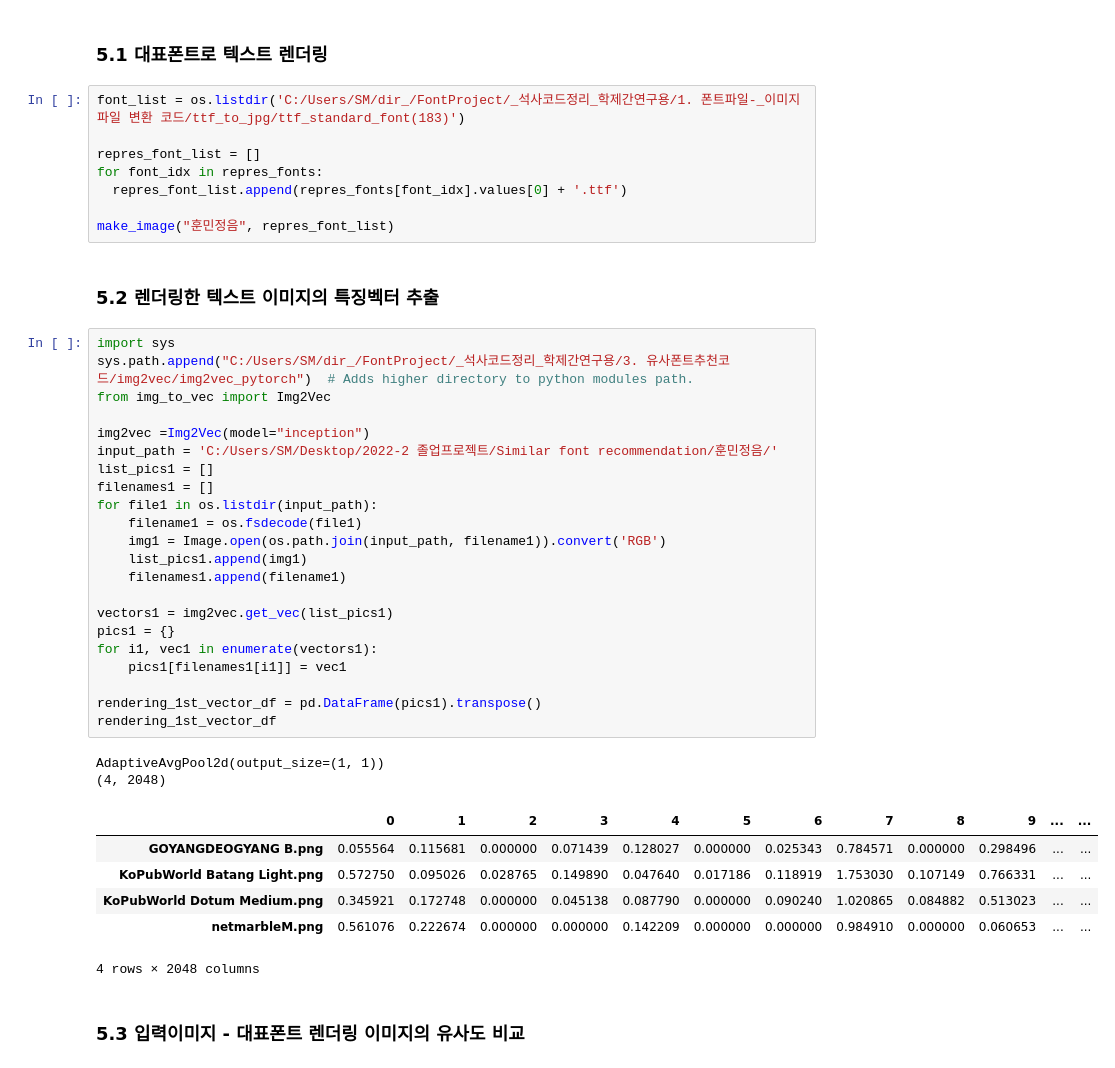
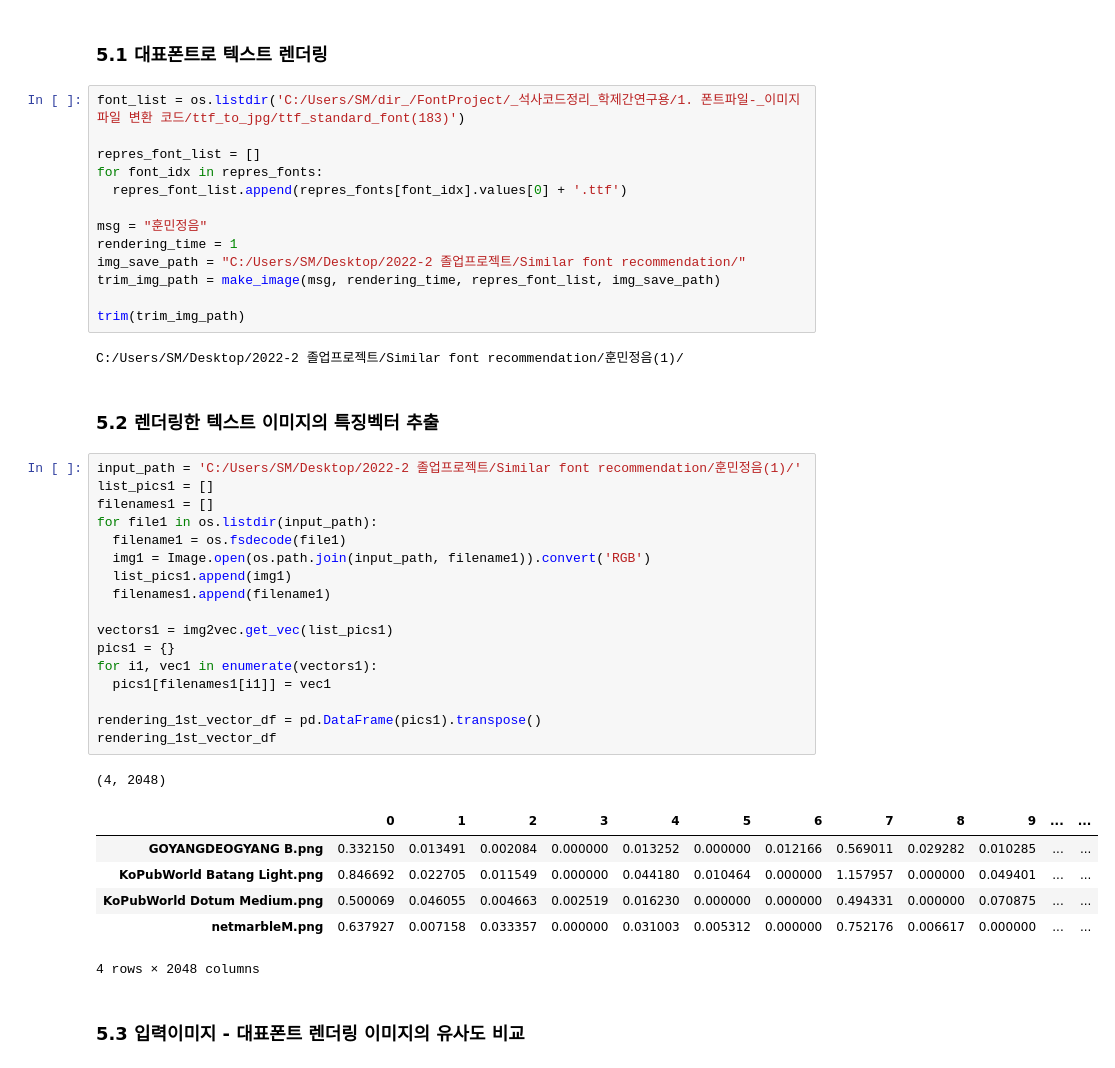
Before and after one commit to Similar-Font-Recommendation/similar-font-recommendation-deeplearning, a Jupyter notebook: Similar font recommendation/font recommendation.ipynb, the cells around one changed output. Saved outputs shown, nothing was run; the diff lists cells and outputs as text.

```diff
--- a/Similar font recommendation/font recommendation.ipynb
+++ b/Similar font recommendation/font recommendation.ipynb
@@ -98,39 +131,40 @@ repres_font_list = []
 for font_idx in repres_fonts:
   repres_font_list.append(repres_fonts[font_idx].values[0] + '.ttf')
 
-make_image("훈민정음", repres_font_list)
+msg = "훈민정음"
+rendering_time = 1
+img_save_path = "C:/Users/SM/Desktop/2022-2 졸업프로젝트/Similar font recommendation/"
+trim_img_path = make_image(msg, rendering_time, repres_font_list, img_save_path)
+
+trim(trim_img_path)
+# %% [output]
+C:/Users/SM/Desktop/2022-2 졸업프로젝트/Similar font recommendation/훈민정음(1)/
 # %% [markdown]
 ### 5.2 렌더링한 텍스트 이미지의 특징벡터 추출
 # %%
-import sys
-sys.path.append("C:/Users/SM/dir_/FontProject/_석사코드정리_학제간연구용/3. 유사폰트추천코드/img2vec/img2vec_pytorch")  # Adds higher directory to python modules path.
-from img_to_vec import Img2Vec
-
-img2vec =Img2Vec(model="inception")
-input_path = 'C:/Users/SM/Desktop/2022-2 졸업프로젝트/Similar font recommendation/훈민정음/'
+input_path = 'C:/Users/SM/Desktop/2022-2 졸업프로젝트/Similar font recommendation/훈민정음(1)/'
 list_pics1 = []
 filenames1 = []
 for file1 in os.listdir(input_path):
-    filename1 = os.fsdecode(file1)
-    img1 = Image.open(os.path.join(input_path, filename1)).convert('RGB')
-    list_pics1.append(img1)
-    filenames1.append(filename1)
+  filename1 = os.fsdecode(file1)
+  img1 = Image.open(os.path.join(input_path, filename1)).convert('RGB')
+  list_pics1.append(img1)
+  filenames1.append(filename1)
 
 vectors1 = img2vec.get_vec(list_pics1)
 pics1 = {}
 for i1, vec1 in enumerate(vectors1):
-    pics1[filenames1[i1]] = vec1
+  pics1[filenames1[i1]] = vec1
 
 rendering_1st_vector_df = pd.DataFrame(pics1).transpose()
 rendering_1st_vector_df
 # %% [output]
-AdaptiveAvgPool2d(output_size=(1, 1))
 (4, 2048)
 |  | 0 | 1 | 2 | 3 | 4 | 5 | 6 | 7 | 8 | 9 | ... | ... |
-| GOYANGDEOGYANG B.png | 0.055564 | 0.115681 | 0.000000 | 0.071439 | 0.128027 | 0.000000 | 0.025343 | 0.784571 | 0.000000 | 0.298496 | ... | ... |
-| KoPubWorld Batang Light.png | 0.572750 | 0.095026 | 0.028765 | 0.149890 | 0.047640 | 0.017186 | 0.118919 | 1.753030 | 0.107149 | 0.766331 | ... | ... |
-| KoPubWorld Dotum Medium.png | 0.345921 | 0.172748 | 0.000000 | 0.045138 | 0.087790 | 0.000000 | 0.090240 | 1.020865 | 0.084882 | 0.513023 | ... | ... |
-| netmarbleM.png | 0.561076 | 0.222674 | 0.000000 | 0.000000 | 0.142209 | 0.000000 | 0.000000 | 0.984910 | 0.000000 | 0.060653 | ... | ... |
+| GOYANGDEOGYANG B.png | 0.332150 | 0.013491 | 0.002084 | 0.000000 | 0.013252 | 0.000000 | 0.012166 | 0.569011 | 0.029282 | 0.010285 | ... | ... |
+| KoPubWorld Batang Light.png | 0.846692 | 0.022705 | 0.011549 | 0.000000 | 0.044180 | 0.010464 | 0.000000 | 1.157957 | 0.000000 | 0.049401 | ... | ... |
+| KoPubWorld Dotum Medium.png | 0.500069 | 0.046055 | 0.004663 | 0.002519 | 0.016230 | 0.000000 | 0.000000 | 0.494331 | 0.000000 | 0.070875 | ... | ... |
+| netmarbleM.png | 0.637927 | 0.007158 | 0.033357 | 0.000000 | 0.031003 | 0.005312 | 0.000000 | 0.752176 | 0.006617 | 0.000000 | ... | ... |
 4 rows × 2048 columns
 # %% [markdown]
 ### 5.3 입력이미지 - 대표폰트 렌더링 이미지의 유사도 비교
```
Also changed, not shown: parts of 9 cells of this notebook.
